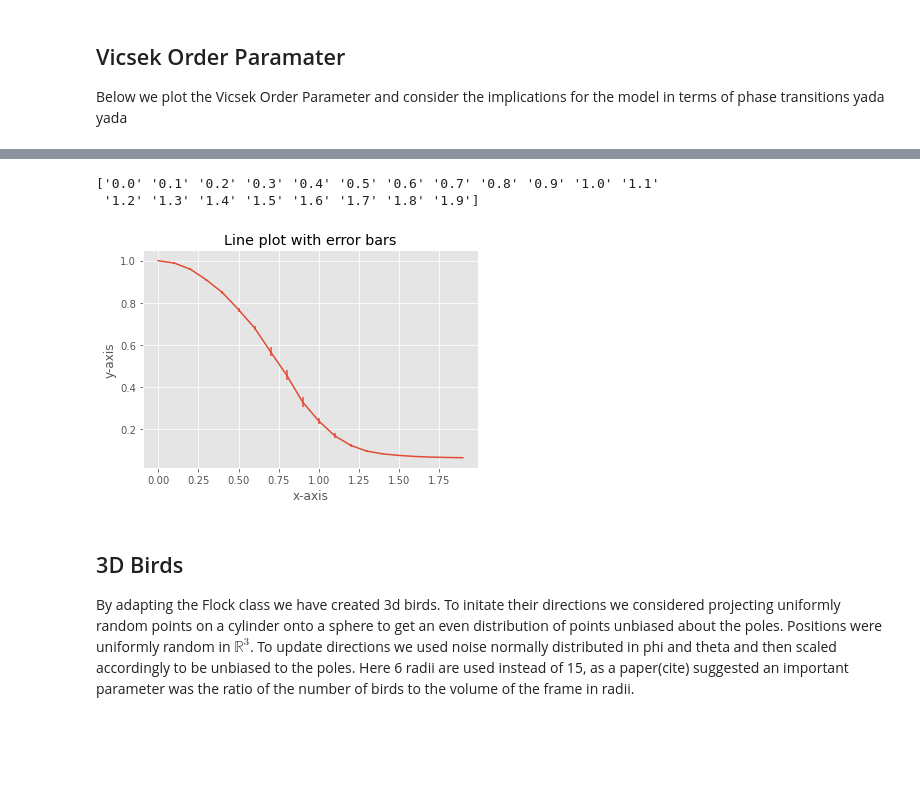
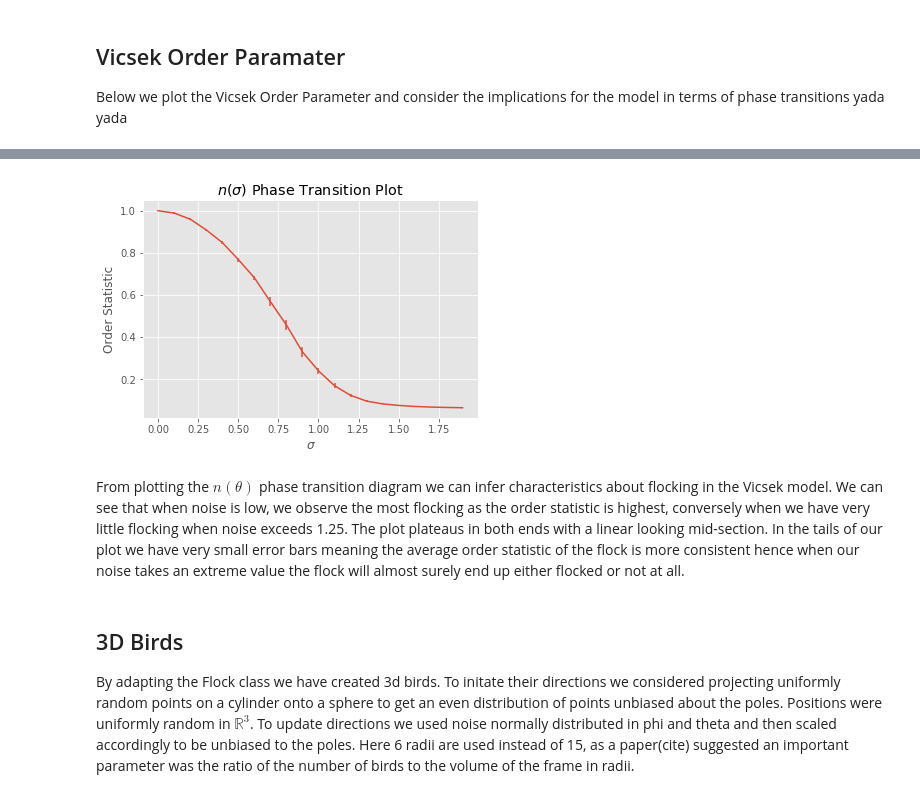
Before and after one commit to bennm37/vicsek-model-group3, a Jupyter notebook: Flocking Behaviour.ipynb, the cells around one changed output, grey strips where cells are left out. Cells and saved outputs as stored; diff of their text form; code cells hidden in the pictures; blank space fills up the shorter version.

```diff
--- a/Flocking Behaviour.ipynb
+++ b/Flocking Behaviour.ipynb
@@ -91,36 +75,34 @@ completed run 11
 # %%
-colname = np.array(np.round(np.linspace(0,1.9,20), decimals = 1),dtype= str)
-print(colname)
-# df = pd.DataFrame(data, columns = colname)
-# f = open('data.csv',"w+")
-# f.write(df.to_csv(index = True))
-# f.close()
+# colname = np.array(np.round(np.linspace(0,1.9,20), decimals = 1),dtype= str)
+# print(colname)
+# # df = pd.DataFrame(data, columns = colname)
+# # f = open('data.csv',"w+")
+# # f.write(df.to_csv(index = True))
+# # f.close()
-# %% [output]
-['0.0' '0.1' '0.2' '0.3' '0.4' '0.5' '0.6' '0.7' '0.8' '0.9' '1.0' '1.1'
- '1.2' '1.3' '1.4' '1.5' '1.6' '1.7' '1.8' '1.9']
 # %%
 df = pd.read_csv('https://raw.githubusercontent.com/bennm37/vicsek-model-group3/animate_vicsek_birds/data.csv')
 df
 datmean = np.array(df.mean())
 datst = np.array(df.std())
 x = np.linspace(0,1.9,20)
 y = datmean
 yerr = datst
 
 fig, ax = plt.subplots()
 
 ax.errorbar(x, y,
             xerr=0,
             yerr=yerr)
+ax.set_xlabel('$\sigma$')
+ax.set_ylabel('Order Statistic')
+ax.set_title('$n(\sigma)$ Phase Transition Plot')
 
 
-ax.set_xlabel('x-axis')
-ax.set_ylabel('y-axis')
-ax.set_title('Line plot with error bars')
-
 plt.show()
 # %% [output]
-[figure, old version]
+[figure, new version]
+# %% [markdown]
+From plotting the $n(\theta)$ phase transition diagram we can infer characteristics about flocking in the Vicsek model. We can see that when noise is low, we observe the most flocking as the order statistic is highest, conversely when we have very little flocking when noise exceeds 1.25. The plot plateaus in both ends with a linear looking mid-section. In the tails of our plot we have very small error bars meaning the average order statistic of the flock is more consistent hence when our noise takes an extreme value the flock will almost surely end up either flocked or not at all.
 # %% [markdown]
 ## 3D Birds
 By adapting the Flock class we have created 3d birds. To initate their directions we considered projecting uniformly random points on a cylinder onto a sphere to get an even distribution of points unbiased about the poles. Positions were uniformly random in $\mathbb{R}^3$. To update directions we used noise normally distributed in phi and theta and then scaled accordingly to be unbiased to the poles. Here 6 radii are used instead of 15, as a paper(cite) suggested an important parameter was the ratio of the number of birds to the volume of the frame in radii.
```
Also changed, not shown: parts of 8 cells of this notebook.
